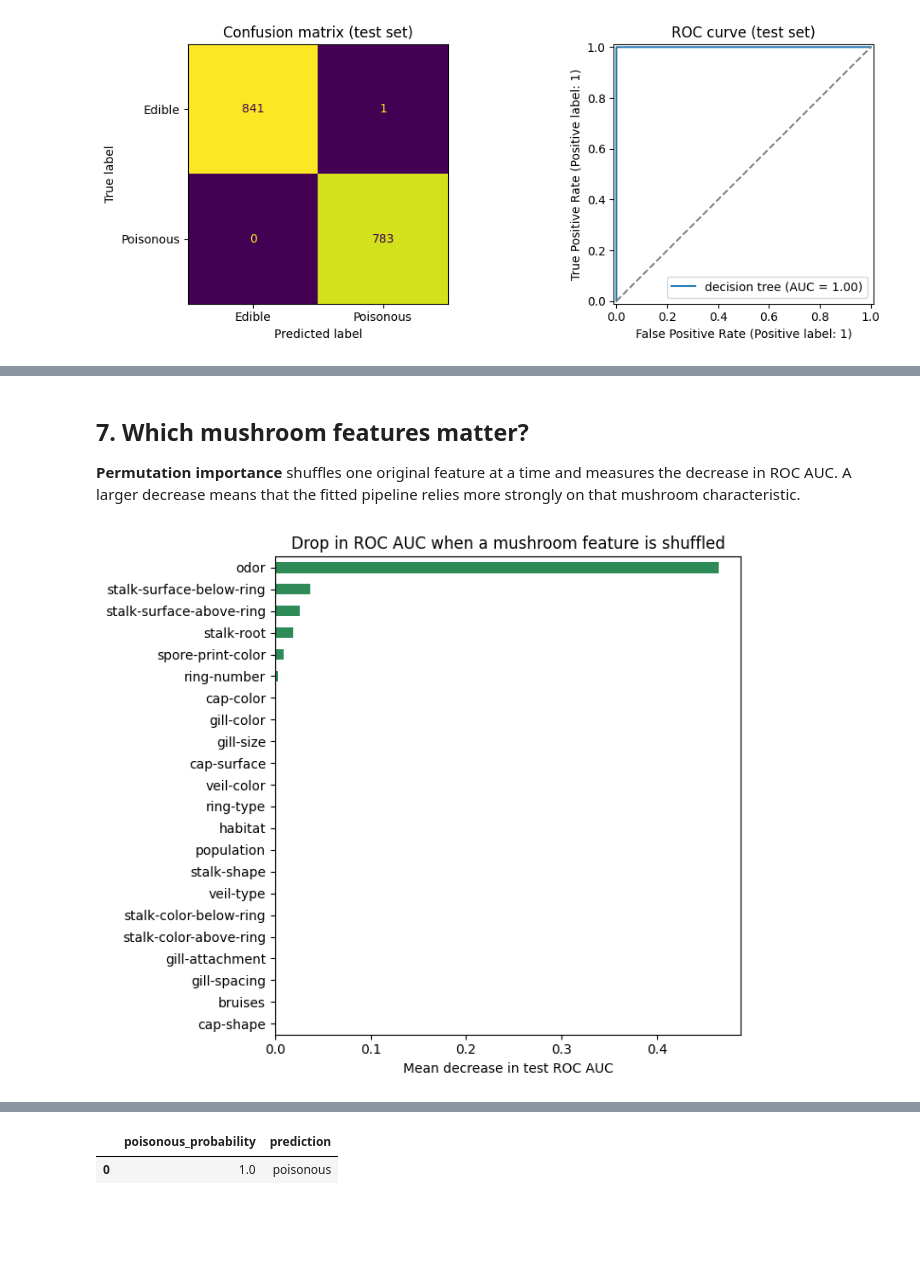
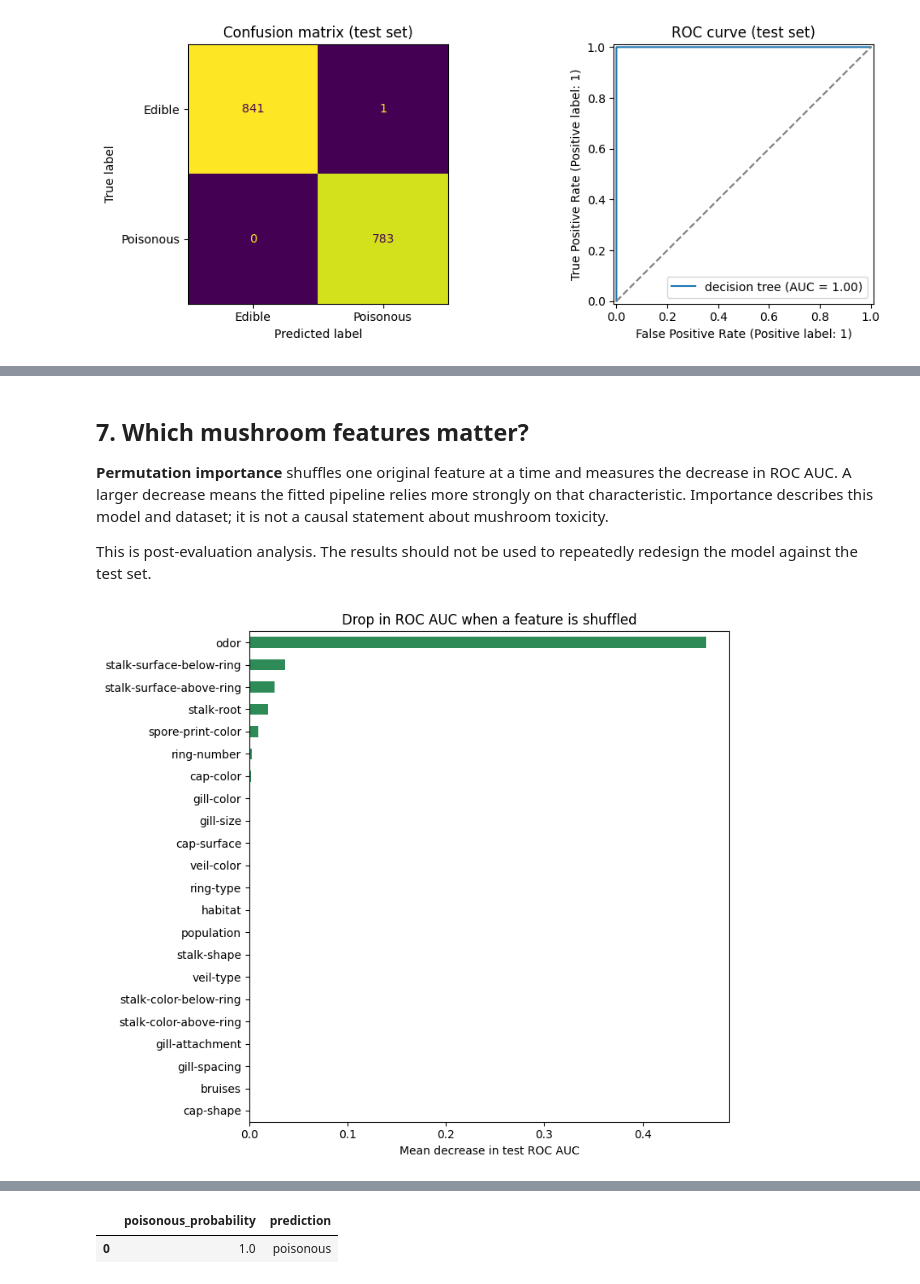
Before and after one commit to semsethy/Mushroom-FastAPI, a Jupyter notebook: Notebook/mushroom_model.ipynb, the cells around one changed output, grey strips where cells are left out. Drawn from its saved outputs; the diff is of its cells as text; code cells hidden in the pictures; blank space fills up the shorter version.

```diff
--- a/Notebook/mushroom_model.ipynb
+++ b/Notebook/mushroom_model.ipynb
@@ -191,16 +264,15 @@ All mushroom predictors are categorical, so each pipeline first uses one-hot enc
 # %%
-# Use 1 for poisonous and 0 for edible so metric direction is explicit.
-y_train_binary = y_train.eq("p").astype(int)
+y_train_binary = y_train.eq(POSITIVE_CLASS).astype(int)
 
-RANDOM_STATE = 42
 
 def build_model_pipeline(estimator, scale=False):
-    """Create a reusable pipeline for categorical mushroom features."""
+    '''Create a reusable pipeline for categorical mushroom features.'''
     steps = [("encoder", OneHotEncoder(handle_unknown="ignore"))]
     if scale:
         steps.append(("scaler", StandardScaler(with_mean=False)))
     steps.append(("model", estimator))
     return Pipeline(steps)
+
 
 candidates = {
     "logistic regression": build_model_pipeline(
@@ -211,7 +283,7 @@ candidates = {
             min_samples_leaf=3,
             class_weight="balanced",
             random_state=RANDOM_STATE,
-        ),
+        )
     ),
     "random forest": build_model_pipeline(
         RandomForestClassifier(
@@ -220,7 +292,7 @@ candidates = {
             class_weight="balanced_subsample",
             random_state=RANDOM_STATE,
             n_jobs=-1,
-        ),
+        )
     ),
     "extra trees": build_model_pipeline(
         ExtraTreesClassifier(
@@ -229,7 +301,7 @@ candidates = {
             class_weight="balanced",
             random_state=RANDOM_STATE,
             n_jobs=-1,
-        ),
+        )
     ),
     "support vector machine": build_model_pipeline(
         CalibratedClassifierCV(
@@ -242,7 +314,9 @@ candidates = {
     ),
 }
 
-folds = StratifiedKFold(n_splits=5, shuffle=True, random_state=RANDOM_STATE)
+folds = StratifiedKFold(
+    n_splits=CV_FOLDS, shuffle=True, random_state=RANDOM_STATE
+)
 scoring = {
     "Accuracy": "accuracy",
     "Precision": "precision",
@@ -254,7 +328,12 @@ scoring = {
 rows = []
 for name, candidate in candidates.items():
     cv_scores = cross_validate(
-        candidate, X_train, y_train_binary, cv=folds, scoring=scoring, n_jobs=-1
+        candidate,
+        X_train,
+        y_train_binary,
+        cv=folds,
+        scoring=scoring,
+        n_jobs=-1,
     )
     row = {"Model": name}
     for metric in scoring:
@@ -270,11 +349,13 @@ for name, candidate in candidates.items():
 comparison = (
     pd.DataFrame(rows)
     .set_index("Model")
-    .sort_values(["ROC AUC", "Recall"], ascending=False)
+    .sort_values(["ROC AUC", "Recall", "F1"], ascending=False)
 )
 best_name = comparison.index[0]
 model = candidates[best_name]
-print(f"\nBest cross-validated model: {best_name}")
+
+print()
+print(f"Best cross-validated model: {best_name}")
 comparison.round(3)
 # %% [output]
 logistic regression     ROC AUC 1.000 (+/- 0.000), recall 0.999
@@ -340,5 +425,5 @@ Now fit the chosen pipeline on all 80% of the training data and evaluate it once
 # %%
-y_test_binary = y_test.eq("p").astype(int)
+y_test_binary = y_test.eq(POSITIVE_CLASS).astype(int)
 
 model.fit(X_train, y_train_binary)
 test_proba = model.predict_proba(X_test)[:, 1]
@@ -356,5 +441,5 @@ test_metrics = pd.Series(
     },
     name="Test score",
 )
-test_metrics.round(3)
+test_metrics.round(4)
 # %% [output]
@@ -389,32 +481,36 @@ Read the confusion matrix with safety in mind: the bottom-right cell contains po
 # %% [markdown]
 ## 7. Which mushroom features matter?
 
-**Permutation importance** shuffles one original feature at a time and measures the decrease in ROC AUC. A larger decrease means that the fitted pipeline relies more strongly on that mushroom characteristic.
+**Permutation importance** shuffles one original feature at a time and measures the decrease in ROC AUC. A larger decrease means the fitted pipeline relies more strongly on that characteristic. Importance describes this model and dataset; it is not a causal statement about mushroom toxicity.
+
+This is post-evaluation analysis. The results should not be used to repeatedly redesign the model against the test set.
 # %%
 importance = permutation_importance(
     model,
     X_test,
     y_test_binary,
     scoring="roc_auc",
     n_repeats=5,
     random_state=RANDOM_STATE,
     n_jobs=-1,
 )
 
 importance_scores = pd.Series(
-    importance.importances_mean, index=FEATURES, name="ROC AUC decrease"
+    importance.importances_mean,
+    index=FEATURES,
+    name="ROC AUC decrease",
 ).sort_values()
 
 ax = importance_scores.plot.barh(
-    figsize=(7, 6),
+    figsize=(8, 7),
     color="seagreen",
-    title="Drop in ROC AUC when a mushroom feature is shuffled",
+    title="Drop in ROC AUC when a feature is shuffled",
 )
 ax.set_xlabel("Mean decrease in test ROC AUC")
 plt.tight_layout()
 plt.show()
 # %% [output]
-[figure, old version]
+[figure, new version]
 # %% [markdown]
 ## 8. Predict a new mushroom
 
```
Also changed, not shown: parts of 28 cells of this notebook, 15 other files.
